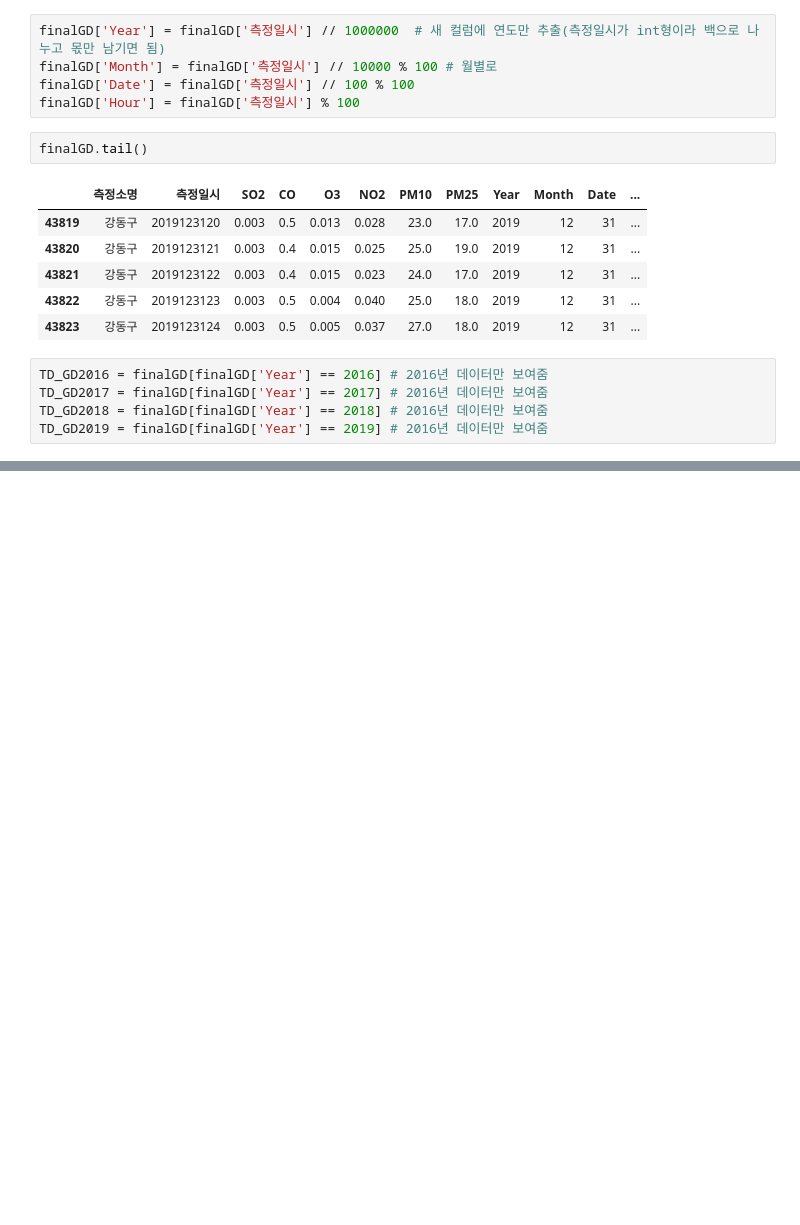
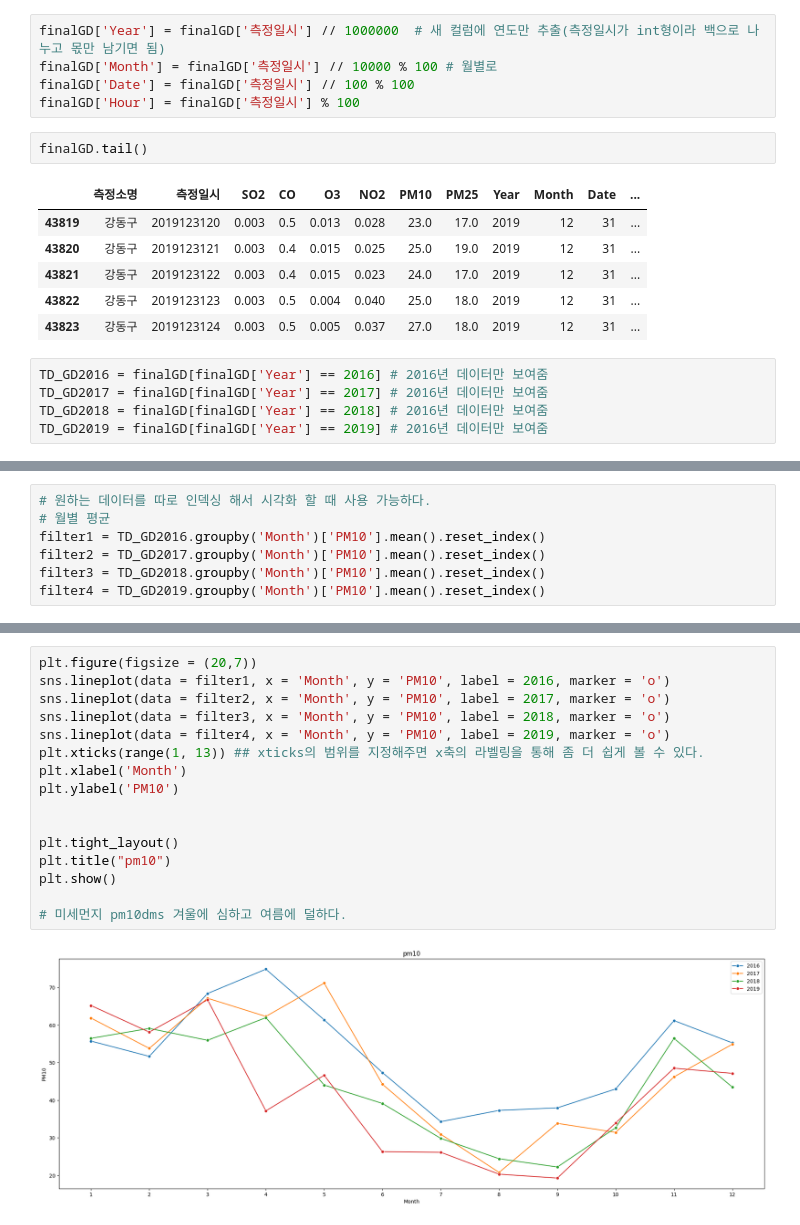
Before and after one commit to yongjuncho123/dust, a Jupyter notebook: Dust_Job02_EDA_ipynb.ipynb, the cells around one changed output, grey strips where cells are left out. Saved outputs shown, nothing was run; the diff lists cells and outputs as text; blank space fills up the shorter version.

```diff
--- a/Dust_Job02_EDA_ipynb.ipynb
+++ b/Dust_Job02_EDA_ipynb.ipynb
@@ -89,0 +80,7 @@ plt.show()
+# %%
+# 원하는 데이터를 따로 인덱싱 해서 시각화 할 때 사용 가능하다.
+# 월별 평균
+filter1 = TD_GD2016.groupby('Month')['PM10'].mean().reset_index()
+filter2 = TD_GD2017.groupby('Month')['PM10'].mean().reset_index()
+filter3 = TD_GD2018.groupby('Month')['PM10'].mean().reset_index()
+filter4 = TD_GD2019.groupby('Month')['PM10'].mean().reset_index()
@@ -89,0 +129,18 @@ plt.show()
+# %%
+plt.figure(figsize = (20,7))
+sns.lineplot(data = filter1, x = 'Month', y = 'PM10', label = 2016, marker = 'o')
+sns.lineplot(data = filter2, x = 'Month', y = 'PM10', label = 2017, marker = 'o')
+sns.lineplot(data = filter3, x = 'Month', y = 'PM10', label = 2018, marker = 'o')
+sns.lineplot(data = filter4, x = 'Month', y = 'PM10', label = 2019, marker = 'o')
+plt.xticks(range(1, 13)) ## xticks의 범위를 지정해주면 x축의 라벨링을 통해 좀 더 쉽게 볼 수 있다.
+plt.xlabel('Month')
+plt.ylabel('PM10')
+
+
+plt.tight_layout()
+plt.title("pm10")
+plt.show()
+
+# 미세먼지 pm10dms 겨울에 심하고 여름에 덜하다.
+# %% [output]
+[figure, added]
```
Also changed, not shown: parts of 10 cells of this notebook.
